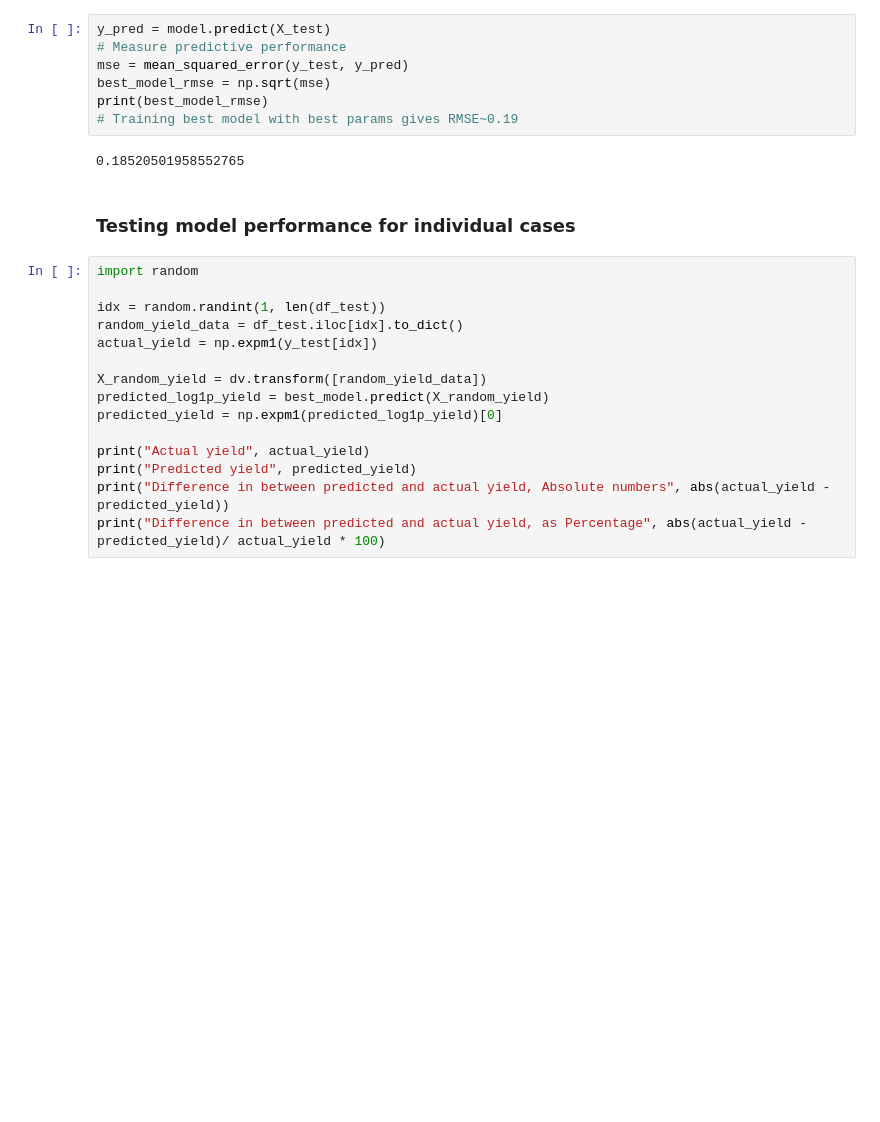
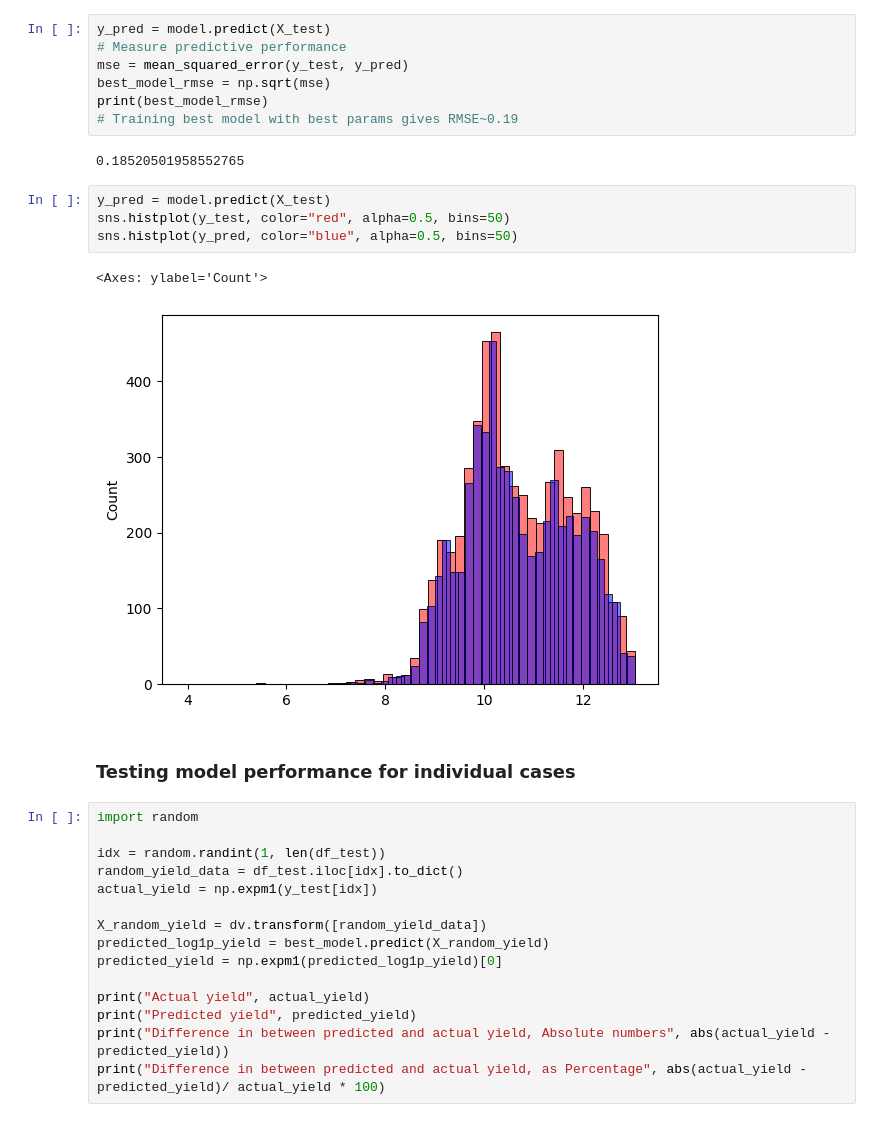
Before and after one commit to tokurgit/crop-yield-prediction, a Jupyter notebook: notebook.ipynb, the cells around one changed output. Drawn from its saved outputs; the diff is of its cells as text; blank space fills up the shorter version.

```diff
--- a/notebook.ipynb
+++ b/notebook.ipynb
@@ -370,6 +370,13 @@ print(best_model_rmse)
 # Training best model with best params gives RMSE~0.19
 # %% [output]
 0.18520501958552765
+# %%
+y_pred = model.predict(X_test)
+sns.histplot(y_test, color="red", alpha=0.5, bins=50)
+sns.histplot(y_pred, color="blue", alpha=0.5, bins=50)
+# %% [output]
+<Axes: ylabel='Count'>
+[figure, added]
 # %% [markdown]
 ### Testing model performance for individual cases
 # %%
```
Also changed, not shown: parts of 4 cells of this notebook, 2 other files.
